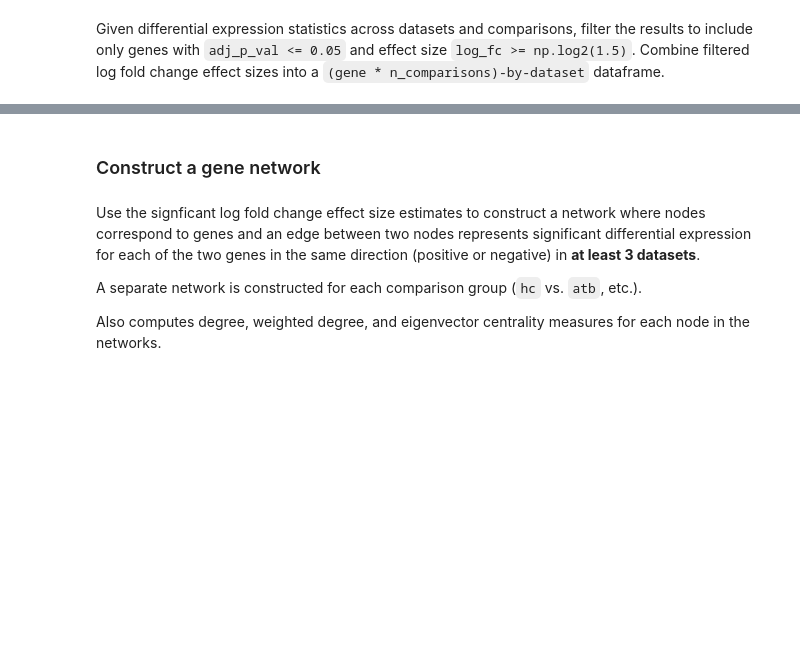
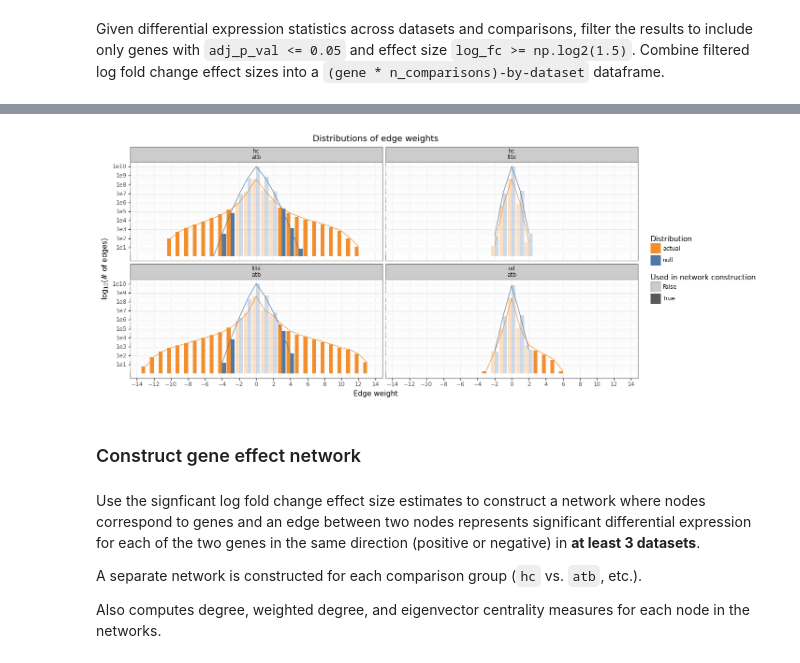
Before and after one commit to liameabbott/tb-gene-signature-pipeline, a Jupyter notebook: notebooks/network-analysis.ipynb, the cells around one changed output, grey strips where cells are left out. Saved outputs shown, nothing was run; the diff lists cells and outputs as text; code cells hidden in the pictures; blank space fills up the shorter version.

```diff
--- a/notebooks/network-analysis.ipynb
+++ b/notebooks/network-analysis.ipynb
@@ -31,5 +74,10 @@ merged_results = na.merge_differential_expression_results(
+# %%
+tbplt.plot_edge_weight_distributions(
+    edge_weight_distributions, null_edge_weight_distributions).draw();
+# %% [output]
+[figure, added]
 # %% [markdown]
-### Construct a gene network
+### Construct gene effect network
 # %% [markdown]
 Use the signficant log fold change effect size estimates to construct a network where nodes correspond to genes
 and an edge between two nodes represents significant differential expression for each of the two genes in the
```
Also changed, not shown: parts of 47 cells of this notebook, 44 other files.
